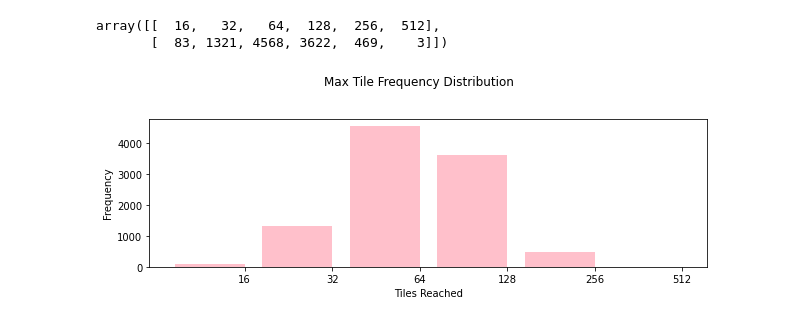
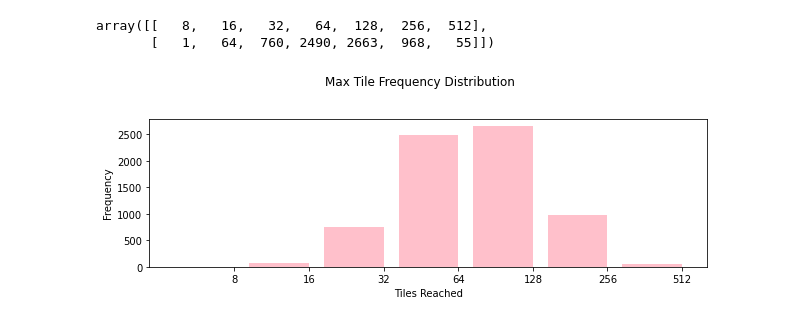
Before and after one commit to ribal-aladeeb/reinforcement-learning-2048, a Jupyter notebook: experiments/experiment_analysis.ipynb, the cells around one changed output. Drawn from its saved outputs; the diff is of its cells as text; code cells hidden in the pictures.

```diff
--- a/experiments/experiment_analysis.ipynb
+++ b/experiments/experiment_analysis.ipynb
@@ -118,33 +118,34 @@ np.histogram(max_tiles)
 #     # now later you get a new subplot; change the geometry of the existing
 #     n = len(fig.axes)
 #     for i in range(n):
 #         fig.axes[i].change_geometry(n+1, 1, i+1)
 
 #     # add the new
 #     ax = fig.add_subplot(n+1, 1, n+1)
 
 # plt.subplots_adjust(hspace=0.5)
 
 def get_max_tile_frequency(max_tiles_array):
     max_tile_frequency = np.array(np.unique(max_tiles_array, return_counts=True), dtype=int)
     return max_tile_frequency
 
 def plot_max_tile_distribution(max_tile_frequency, ax, include_labels=True):
     barwidth= 0.8
     ax.bar(np.arange(len(max_tile_frequency[0])) , max_tile_frequency[1], barwidth, color="pink")
     ax.set_xticks(np.arange(len(max_tile_frequency[1]))+barwidth/2.)
     ax.set_xticklabels(max_tile_frequency[0])
     if include_labels:
         ax.set_xlabel("Tiles Reached")
         ax.set_ylabel("Frequency")
 
 fig = plt.figure(figsize=(10,6))
 fig.suptitle("Max Tile Frequency Distribution")
 base_ax = fig.add_subplot(211)
 
+max_tile_frequency = get_max_tile_frequency(max_tiles)
 plot_max_tile_distribution(max_tile_frequency, base_ax)
 max_tile_frequency
 # %% [output]
-array([[  16,   32,   64,  128,  256,  512],
-       [  83, 1321, 4568, 3622,  469,    3]])
+array([[   8,   16,   32,   64,  128,  256,  512],
+       [   1,   64,  760, 2490, 2663,  968,   55]])
-[figure, old version]
+[figure, new version]
```
Also changed, not shown: parts of 3 cells of this notebook.
